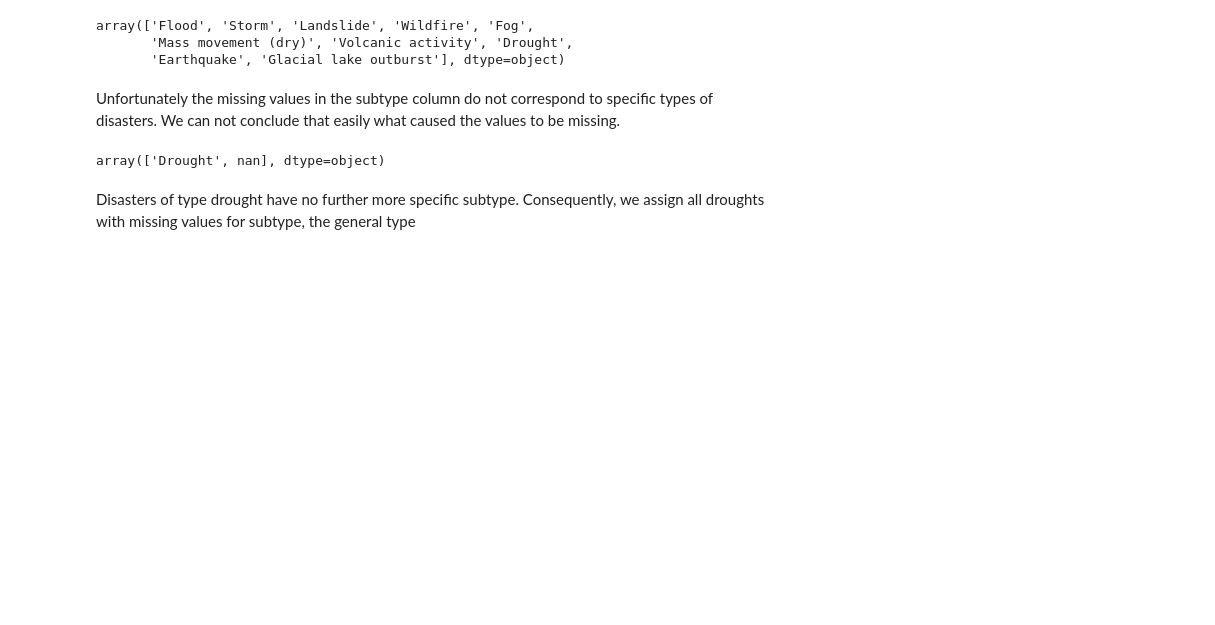
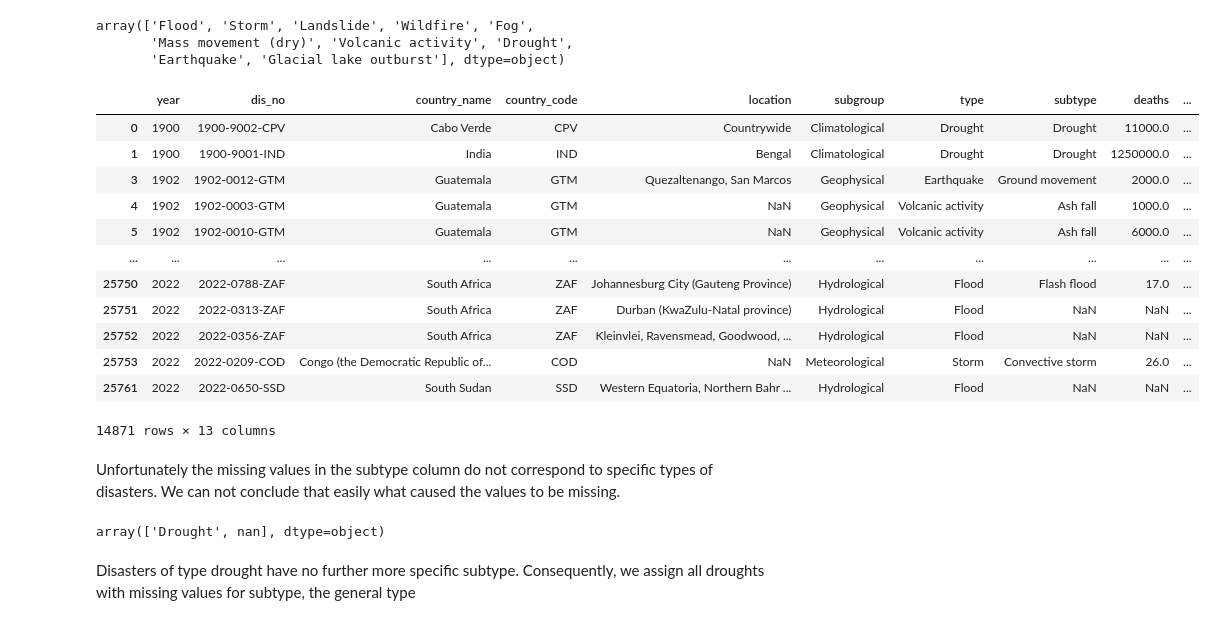
Before and after one commit to lukiwieser/natural-disasters-and-climate-change, a Jupyter notebook: main.ipynb, the cells around one changed output. Drawn from its saved outputs; the diff is of its cells as text; code cells hidden in the pictures; blank space fills up the shorter version.

```diff
--- a/main.ipynb
+++ b/main.ipynb
@@ -508,6 +507,22 @@ dis_all[dis_all["subtype"].isna()]["type"].unique()
 array(['Flood', 'Storm', 'Landslide', 'Wildfire', 'Fog',
        'Mass movement (dry)', 'Volcanic activity', 'Drought',
        'Earthquake', 'Glacial lake outburst'], dtype=object)
+# %%
+dis_all
+# %% [output]
+|  | year | dis_no | country_name | country_code | location | subgroup | type | subtype | deaths | ... |
+| 0 | 1900 | 1900-9002-CPV | Cabo Verde | CPV | Countrywide | Climatological | Drought | Drought | 11000.0 | ... |
+| 1 | 1900 | 1900-9001-IND | India | IND | Bengal | Climatological | Drought | Drought | 1250000.0 | ... |
+| 3 | 1902 | 1902-0012-GTM | Guatemala | GTM | Quezaltenango, San Marcos | Geophysical | Earthquake | Ground movement | 2000.0 | ... |
+| 4 | 1902 | 1902-0003-GTM | Guatemala | GTM | NaN | Geophysical | Volcanic activity | Ash fall | 1000.0 | ... |
+| 5 | 1902 | 1902-0010-GTM | Guatemala | GTM | NaN | Geophysical | Volcanic activity | Ash fall | 6000.0 | ... |
+| ... | ... | ... | ... | ... | ... | ... | ... | ... | ... | ... |
+| 25750 | 2022 | 2022-0788-ZAF | South Africa | ZAF | Johannesburg City (Gauteng Province) | Hydrological | Flood | Flash flood | 17.0 | ... |
+| 25751 | 2022 | 2022-0313-ZAF | South Africa | ZAF | Durban (KwaZulu-Natal province) | Hydrological | Flood | NaN | NaN | ... |
+| 25752 | 2022 | 2022-0356-ZAF | South Africa | ZAF | Kleinvlei, Ravensmead, Goodwood, ... | Hydrological | Flood | NaN | NaN | ... |
+| 25753 | 2022 | 2022-0209-COD | Congo (the Democratic Republic of... | COD | NaN | Meteorological | Storm | Convective storm | 26.0 | ... |
+| 25761 | 2022 | 2022-0650-SSD | South Sudan | SSD | Western Equatoria, Northern Bahr ... | Hydrological | Flood | NaN | NaN | ... |
+14871 rows × 13 columns
 # %% [markdown]
 Unfortunately the missing values in the subtype column do not correspond to specific types of disasters.
 We can not conclude that easily what caused the values to be missing.
```
Also changed, not shown: parts of 8 cells of this notebook.
